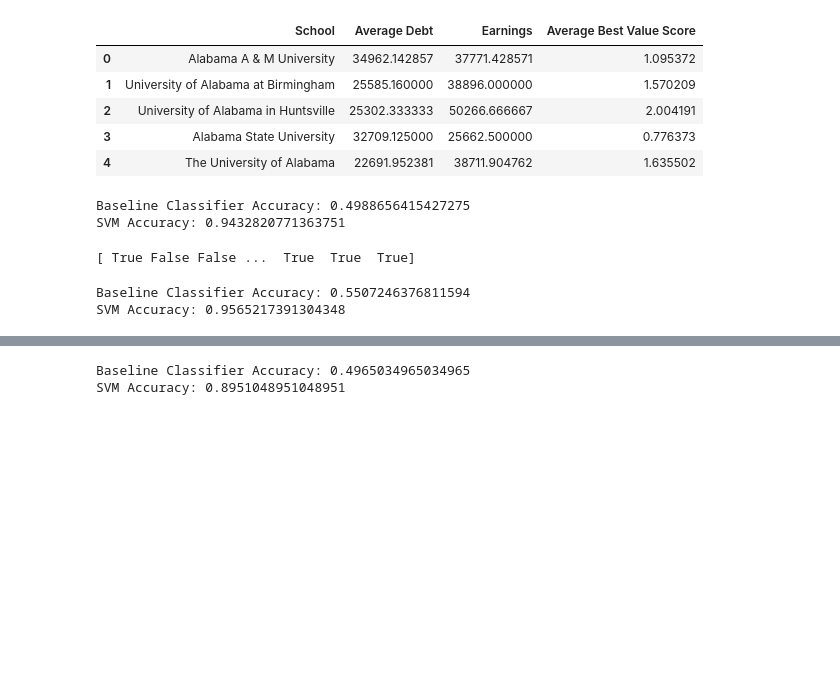
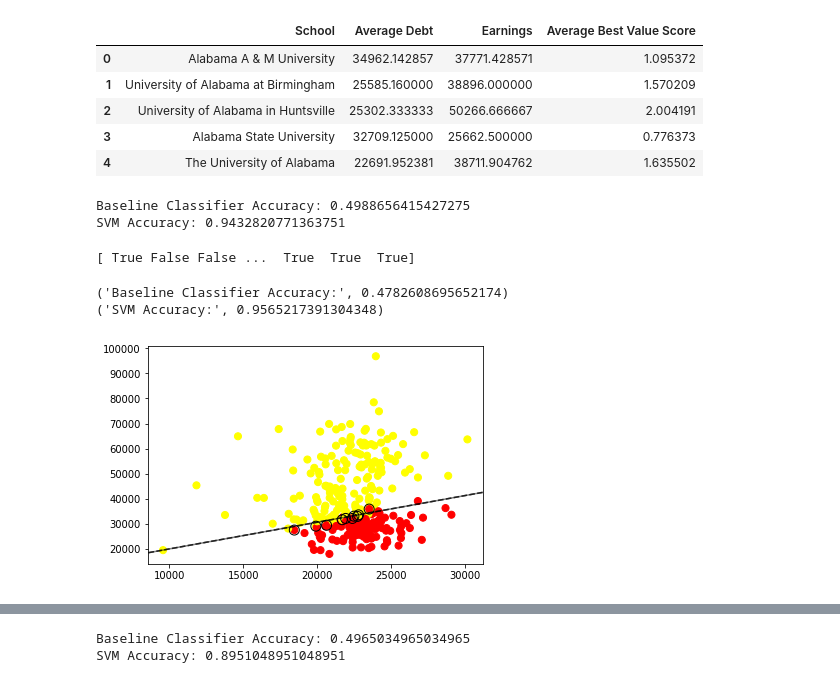
Before and after one commit to YJDave/cs418-s20-cs418_spring20_mighty_python, a Jupyter notebook: SVM_learner.ipynb, the cells around one changed output, grey strips where cells are left out. Drawn from its saved outputs; the diff is of its cells as text; code cells hidden in the pictures; blank space fills up the shorter version.

Commit message:
added explanation/plot to ML

```diff
--- a/SVM_learner.ipynb
+++ b/SVM_learner.ipynb
@@ -156,19 +156,21 @@ print(prediction)
 # %%
 # learner for major
 learner = sklearn.svm.SVC(kernel = 'linear',gamma='auto')
 
 X , y = df_major[['Average Debt', 'Earnings']].values.tolist(), df_major['Good Investment']
 X_train, X_test, y_train, y_test = train_test_split(X, y, random_state=0)
 
 dummy_clf = DummyClassifier()
 dummy_clf.fit(X_train, y_train)
 prediction = dummy_clf.predict(X_test)
 print("Baseline Classifier Accuracy:",metrics.accuracy_score(y_test, prediction))
 
 
 learner.fit(X_train, y_train)
 prediction = learner.predict(X_test)
 print("SVM Accuracy:",metrics.accuracy_score(y_test, prediction))
+plot_SVM_results(df_major, learner)
 # %% [output]
-Baseline Classifier Accuracy: 0.5507246376811594
-SVM Accuracy: 0.9565217391304348
+('Baseline Classifier Accuracy:', 0.4782608695652174)
+('SVM Accuracy:', 0.9565217391304348)
+[figure, added]
```
Also changed, not shown: parts of 2 cells of this notebook, 1 other file.
